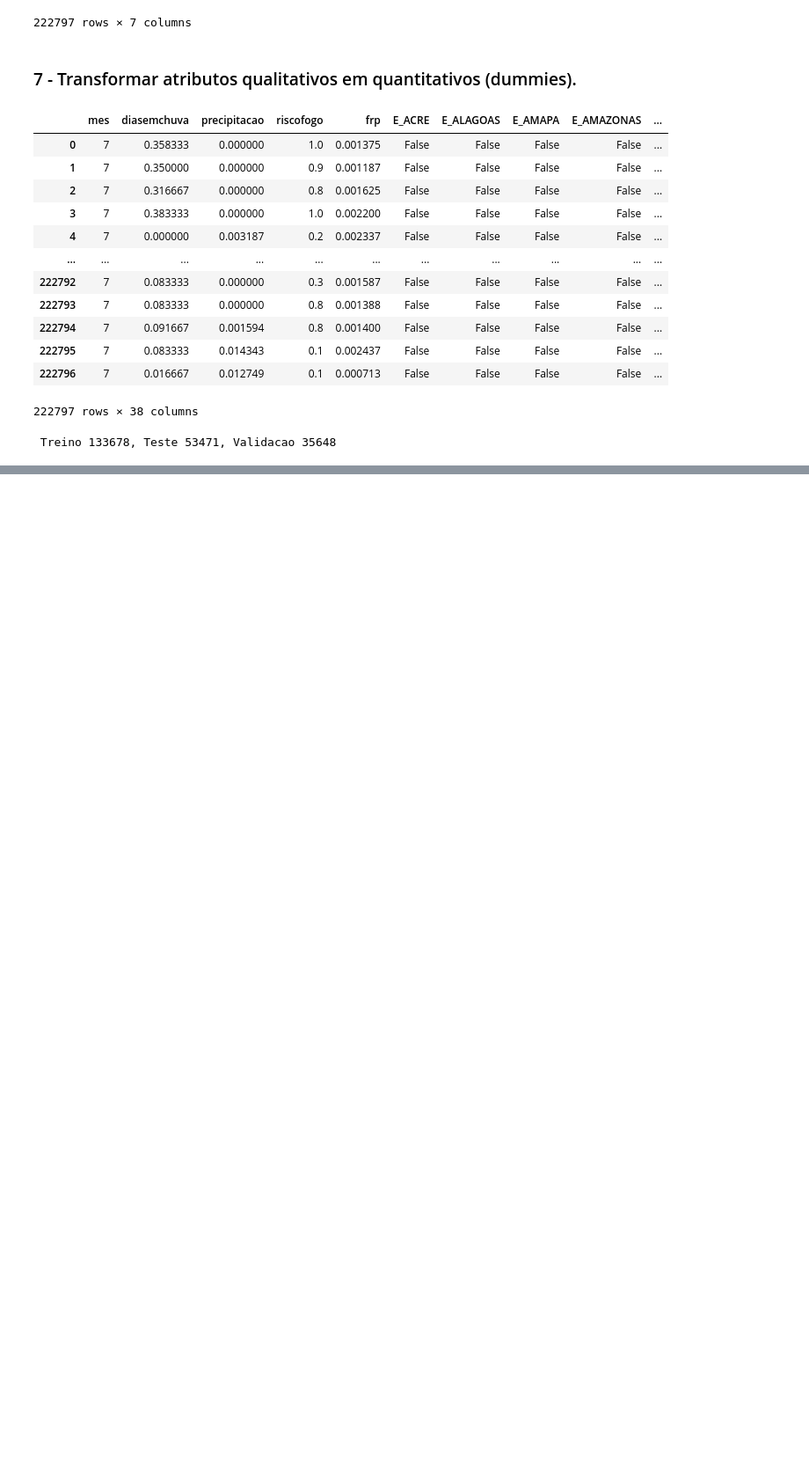
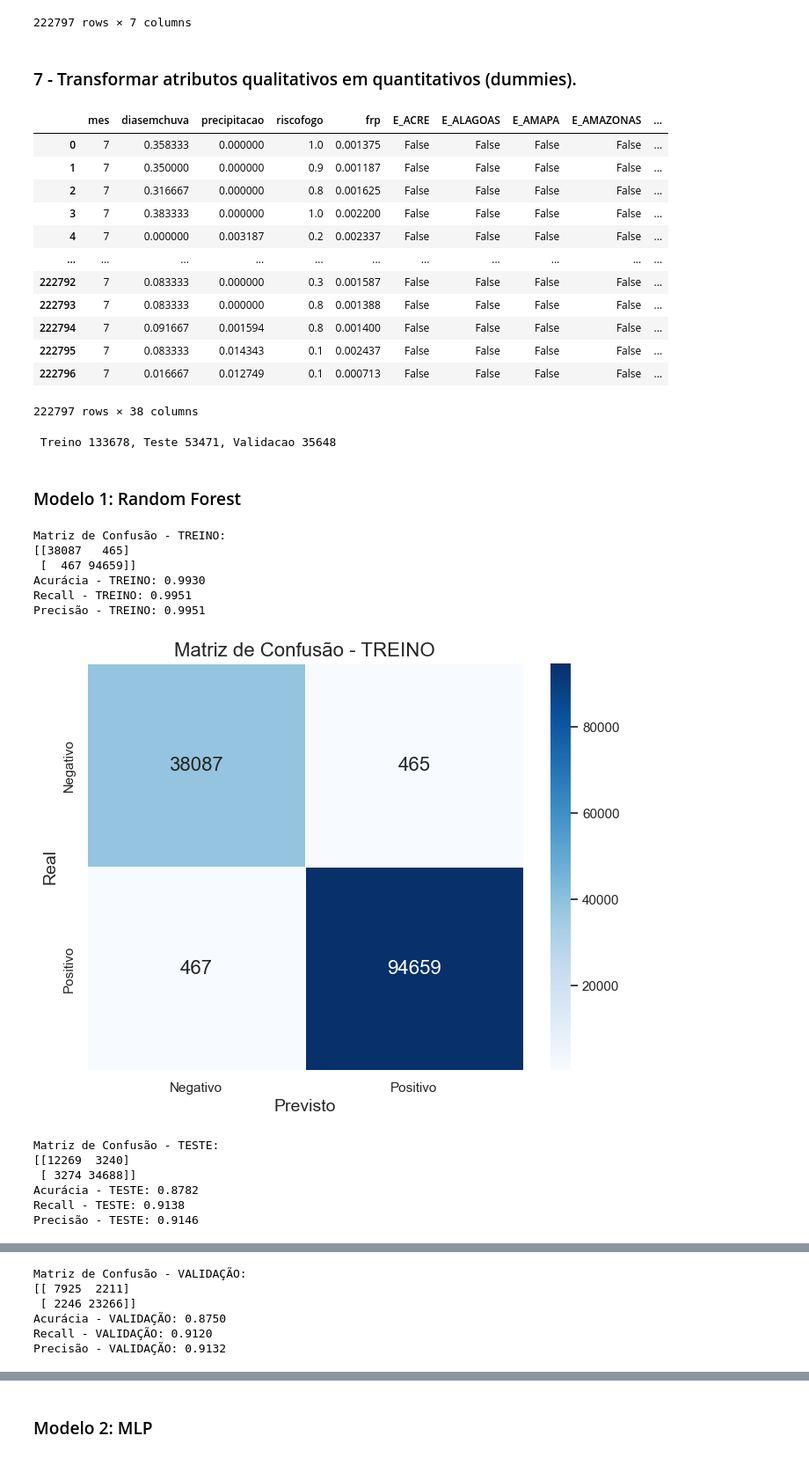
Before and after one commit to da-ferreira/prova-final-data-science, a Jupyter notebook: fires_outbreaks/main.ipynb, the cells around one changed output, grey strips where cells are left out. Shown at 88% size. Drawn from its saved outputs; the diff is of its cells as text; code cells hidden in the pictures; blank space fills up the shorter version.

```diff
--- a/fires_outbreaks/main.ipynb
+++ b/fires_outbreaks/main.ipynb
@@ -241,12 +241,81 @@ dfClean
 222797 rows × 38 columns
 # %%
 X = dfClean.drop(columns = ['riscofogo']) # pegando o db sem a variável resposta
-y = df['riscofogo'] # pegando somente a variável resposta
+# Binarização da variável resposta
+threshold = 0.5
+y = np.where(dfClean['riscofogo'] > threshold, 1, 0)
 X_train, X_test, y_train, y_test = train_test_split(X, y, test_size=0.40, random_state=2023)
 
 # Tiro uma parte do teste para colocar na validacao
 X_test, X_val, y_test, y_val = train_test_split(X_test, y_test, test_size=0.40, random_state=2023)
 
+X = np.asarray(X).astype(np.float32)
+y = np.asarray(y).astype(np.float32)
+X_train = np.asarray(X_train).astype(np.float32)
+y_train = np.asarray(y_train).astype(np.float32)
+X_test = np.asarray(X_test).astype(np.float32)
+y_test = np.asarray(y_test).astype(np.float32)
+X_val = np.asarray(X_val).astype(np.float32)
+y_val = np.asarray(y_val).astype(np.float32)
+
 print(f" Treino {len(X_train)}, Teste {len(X_test)}, Validacao {len(X_val)}")
 # %% [output]
  Treino 133678, Teste 53471, Validacao 35648
+# %% [markdown]
+### Modelo 1: Random Forest
+# %%
+sns.set()
+
+# Criar modelo Random Forest
+model_rf = RandomForestClassifier(n_estimators=150, random_state=2023)
+
+# Treinar o modelo
+model_rf.fit(X_train, y_train)
+
+# Função para avaliar o modelo e gerar métricas
+def evaluate_model_metrics(model, X, y, set_name):
+    y_pred = model.predict(X)
+    confusion = confusion_matrix(y, y_pred)
+    accuracy = accuracy_score(y, y_pred)
+    recall = recall_score(y, y_pred)
+    precision = precision_score(y, y_pred)
+
+    print(f"Matriz de Confusão - {set_name.upper()}:")
+    print(confusion)
+    print(f"Acurácia - {set_name.upper()}: {accuracy:.4f}")
+    print(f"Recall - {set_name.upper()}: {recall:.4f}")
+    print(f"Precisão - {set_name.upper()}: {precision:.4f}")
+    print("\n")
+
+    # Plotar a matriz de confusão
+    plt.figure(figsize=(8, 6))
+    sns.heatmap(confusion, annot=True, fmt="d", cmap="Blues", linewidths=.5, annot_kws={"size": 16})
+    plt.title(f'Matriz de Confusão - {set_name.upper()}', size=16)
+    plt.xlabel('Previsto', size=14)
+    plt.ylabel('Real', size=14)
+    plt.xticks([0.5, 1.5], ['Negativo', 'Positivo'])
+    plt.yticks([0.5, 1.5], ['Negativo', 'Positivo'])
+    plt.show()
+
+# Avaliação no conjunto de treinamento
+evaluate_model_metrics(model_rf, X_train, y_train, "Treino")
+
+# Avaliação no conjunto de teste
+evaluate_model_metrics(model_rf, X_test, y_test, "Teste")
+
+# Avaliação no conjunto de validação
+evaluate_model_metrics(model_rf, X_val, y_val, "Validação")
+# %% [output]
+Matriz de Confusão - TREINO:
+[[38087   465]
+ [  467 94659]]
+Acurácia - TREINO: 0.9930
+Recall - TREINO: 0.9951
+Precisão - TREINO: 0.9951
+[figure, added]
+Matriz de Confusão - TESTE:
+[[12269  3240]
+ [ 3274 34688]]
+Acurácia - TESTE: 0.8782
+Recall - TESTE: 0.9138
+Precisão - TESTE: 0.9146
@@ -252,0 +323,6 @@ print(f" Treino {len(X_train)}, Teste {len(X_test)}, Validacao {len(X_val)}")
+Matriz de Confusão - VALIDAÇÃO:
+[[ 7925  2211]
+ [ 2246 23266]]
+Acurácia - VALIDAÇÃO: 0.8750
+Recall - VALIDAÇÃO: 0.9120
+Precisão - VALIDAÇÃO: 0.9132
@@ -252,0 +330,2 @@ print(f" Treino {len(X_train)}, Teste {len(X_test)}, Validacao {len(X_val)}")
+# %% [markdown]
+### Modelo 2: MLP
```
Also changed, not shown: parts of 10 cells of this notebook, 1 other file.
